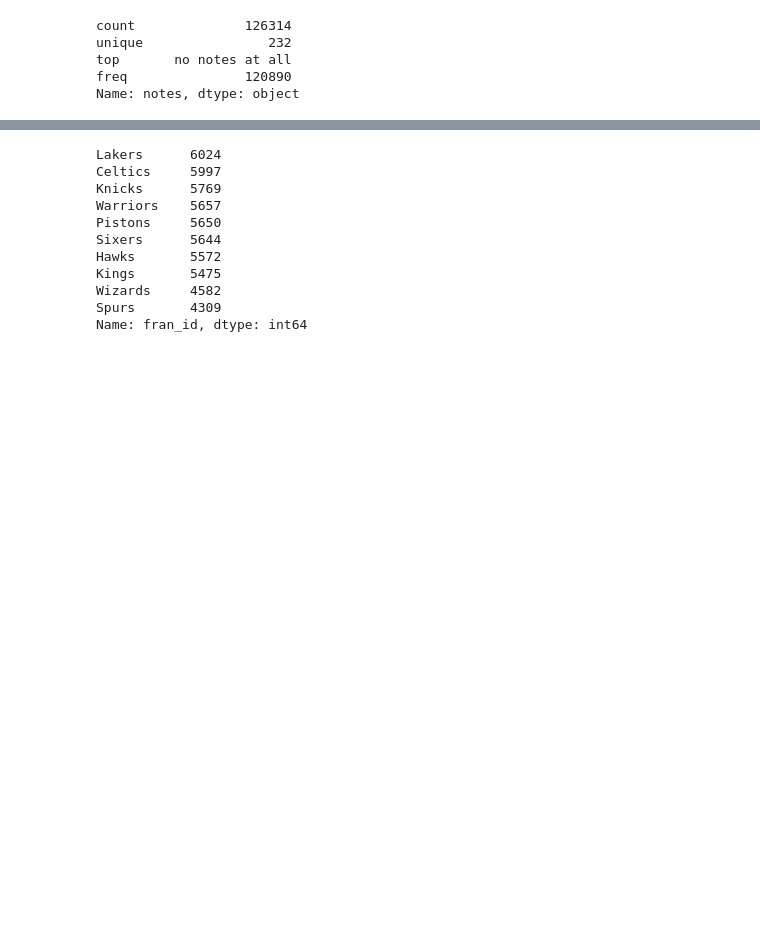
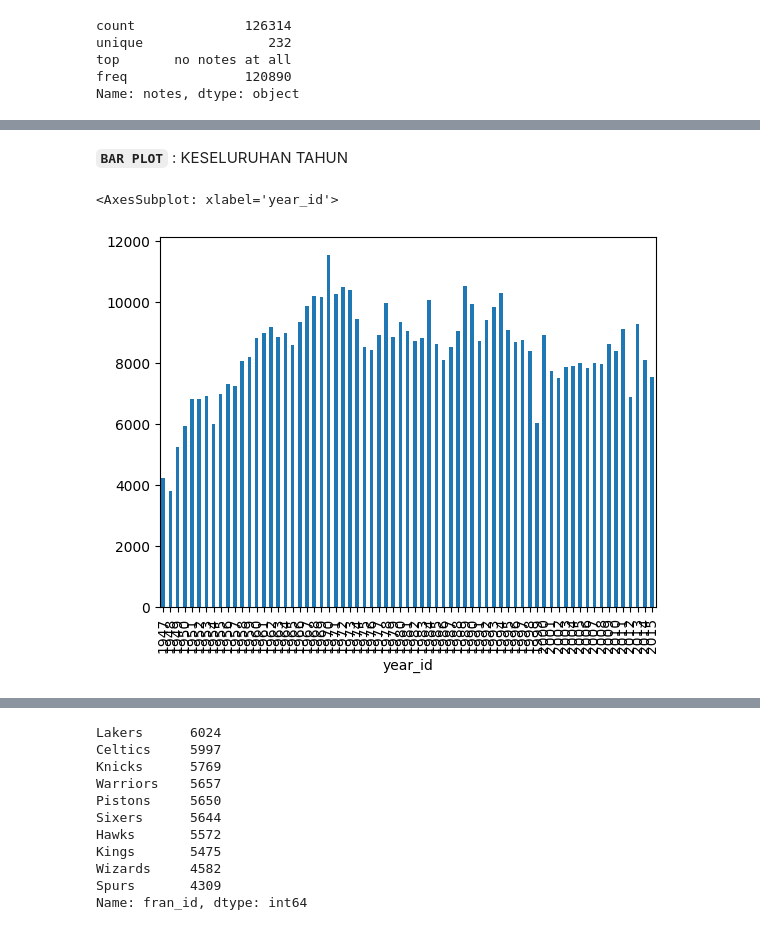
Before and after one commit to alflouvre/H8_3, a Jupyter notebook: A05-P4DS-Pandas_Introduction__PandasEP1.ipynb, the cells around one changed output, grey strips where cells are left out. Drawn from its saved outputs; the diff is of its cells as text; code cells hidden in the pictures; blank space fills up the shorter version.

```diff
--- a/A05-P4DS-Pandas_Introduction__PandasEP1.ipynb
+++ b/A05-P4DS-Pandas_Introduction__PandasEP1.ipynb
@@ -1433,0 +2609,7 @@ Name: pts, Length: 69, dtype: int64
+# %% [markdown]
+**`BAR PLOT`** : KESELURUHAN TAHUN
+# %%
+knicks_pts_by_year.plot(kind='bar')
+# %% [output]
+<AxesSubplot: xlabel='year_id'>
+[figure, added]
```
Also changed, not shown: parts of 404 cells of this notebook, 1 other file.
